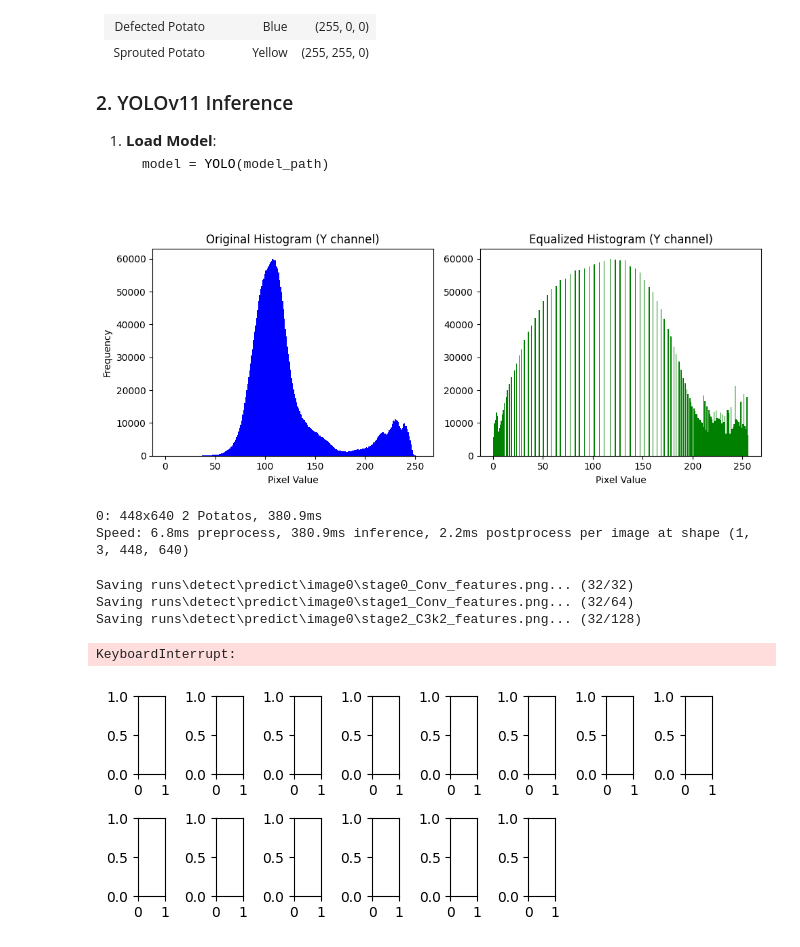
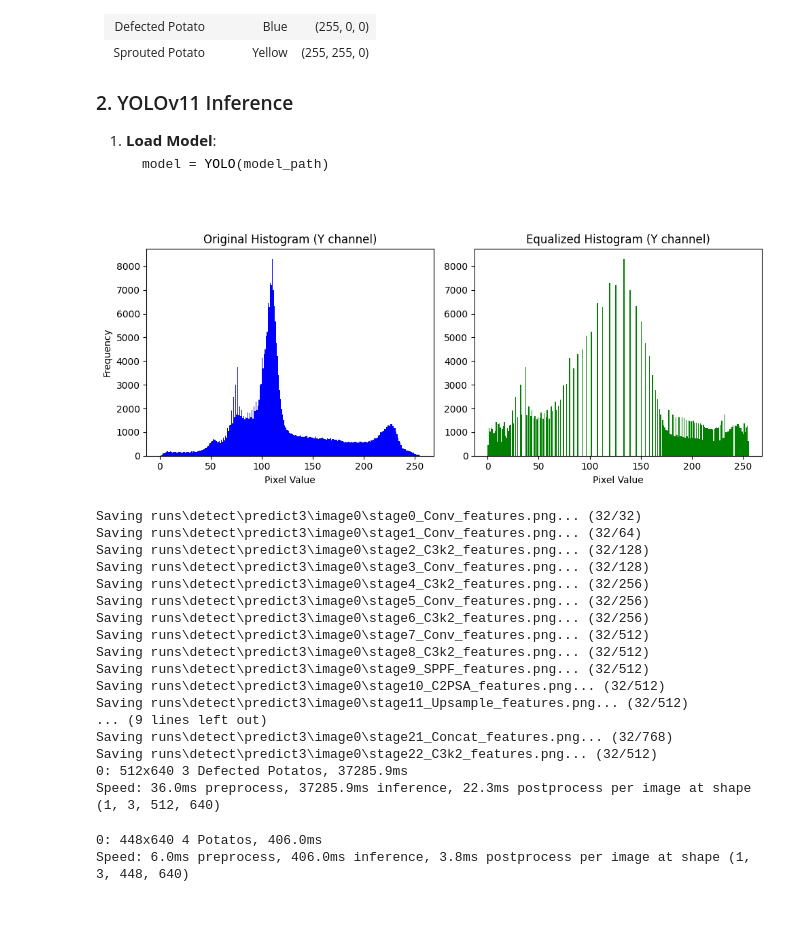
Before and after one commit to tinsaeabreham45/potato_detection, a Jupyter notebook: pDetect/test_model.ipynb, the cells around one changed output. Saved outputs shown, nothing was run; the diff lists cells and outputs as text; code cells hidden in the pictures; blank space fills up the shorter version.

```diff
--- a/pDetect/test_model.ipynb
+++ b/pDetect/test_model.ipynb
@@ -37,6 +37,7 @@ import os
    model = YOLO(model_path)
 # %%
 def detect_and_annotate_potato(image_path, model_path="my_model.pt", confidence_threshold=0.3):
+    # Load YOLOv11 model
     model = YOLO(model_path)
 
     # Load original image
@@ -75,7 +76,7 @@ def detect_and_annotate_potato(image_path, model_path="my_model.pt", confidence_
     plt.show()
 
     # Run YOLOv11 model on the equalized color image
-    results = model.predict(source=equalized_image, conf=confidence_threshold, show=False, imgsz=640)
+    results = model.predict(source=equalized_image, conf=confidence_threshold, show=True,  imgsz=640)
 
     # Colors for class labels
     class_colors = {
@@ -92,55 +93,75 @@ def detect_and_annotate_potato(image_path, model_path="my_model.pt", confidence_
     # Draw bounding boxes and labels
     for r in results:
         for box in r.boxes:
             x1, y1, x2, y2 = map(int, box.xyxy[0])       # Bounding box coordinates
             cls_id = int(box.cls[0])                     # Class ID
             conf = float(box.conf[0])                    # Confidence score
             label_name = model.names[cls_id]             # Class name (e.g., 'Potato')
             label = f"{label_name} ({conf:.2f})"         # Label text
             color = class_colors.get(label_name, (255, 255, 255))  # Color for the class
 
             # Draw bounding box
             cv2.rectangle(equalized_image, (x1, y1), (x2, y2), color, thickness=2)
 
             # Calculate label size and position
             (text_width, text_height), _ = cv2.getTextSize(label, font, font_scale, font_thickness)
             label_rect_top_left = (x1, y1 - text_height - 10)
             label_rect_bottom_right = (x1 + text_width, y1)
 
             # Draw label background and text
             cv2.rectangle(equalized_image, label_rect_top_left, label_rect_bottom_right, color, -1)
             cv2.putText(equalized_image, label, (x1, y1 - 5), font, font_scale, (255, 255, 255), font_thickness)
 
 
     # Resize and show
     resized_image = cv2.resize(equalized_image, dsize=(640, 640), interpolation=cv2.INTER_NEAREST)
     cv2.imshow("Potato Detection on Equalized Image", resized_image)
     cv2.waitKey(0)
     cv2.destroyAllWindows()
 
-detect_and_annotate_potato("images/test3.jpg")
+detect_and_annotate_potato("images/57.jpg")
 # %% [output]
-[figure, old version]
+[figure, new version]
-0: 448x640 2 Potatos, 380.9ms
-Speed: 6.8ms preprocess, 380.9ms inference, 2.2ms postprocess per image at shape (1, 3, 448, 640)
+Saving runs\detect\predict3\image0\stage0_Conv_features.png... (32/32)
+Saving runs\detect\predict3\image0\stage1_Conv_features.png... (32/64)
+Saving runs\detect\predict3\image0\stage2_C3k2_features.png... (32/128)
+Saving runs\detect\predict3\image0\stage3_Conv_features.png... (32/128)
+Saving runs\detect\predict3\image0\stage4_C3k2_features.png... (32/256)
+Saving runs\detect\predict3\image0\stage5_Conv_features.png... (32/256)
+Saving runs\detect\predict3\image0\stage6_C3k2_features.png... (32/256)
+Saving runs\detect\predict3\image0\stage7_Conv_features.png... (32/512)
+Saving runs\detect\predict3\image0\stage8_C3k2_features.png... (32/512)
+Saving runs\detect\predict3\image0\stage9_SPPF_features.png... (32/512)
+Saving runs\detect\predict3\image0\stage10_C2PSA_features.png... (32/512)
+Saving runs\detect\predict3\image0\stage11_Upsample_features.png... (32/512)
+... (9 lines left out)
+Saving runs\detect\predict3\image0\stage21_Concat_features.png... (32/768)
+Saving runs\detect\predict3\image0\stage22_C3k2_features.png... (32/512)
+0: 512x640 3 Defected Potatos, 37285.9ms
+Speed: 36.0ms preprocess, 37285.9ms inference, 22.3ms postprocess per image at shape (1, 3, 512, 640)
 # %%
-def detect_and_annotate_potato(image_path, model_path="my_model.pt", confidence_threshold=0.4,):
+def detect_and_annotate_potato(image_path, model_path="my_model.pt", confidence_threshold=0.2,):
+    # Load the YOLOv11 model
     model = YOLO(model_path)
+    # Load and read the image
     image = cv2.imread(image_path)
-    results = model.predict(source=image, conf=confidence_threshold, show=False, visualize=True, verbose=True, imgsz=640)
+    # run YOLOv11 model on the image without preprocessing
+    results = model.predict(source=image, conf=confidence_threshold, show=False,  imgsz=640)
 
+    # Define colors for class labels
     class_colors = {
         'Damaged Potato': (0, 0, 255),
         'Defected Potato': (255, 0, 0),
         'Potato': (0, 255, 0),
         'Sprouted Potato': (255, 255, 0)
     }
-
+    # Font and color settings
     font = cv2.FONT_HERSHEY_SIMPLEX
     font_scale = 0.7
     thickness_font = 2
     thickness = 2
 
+    # Draw bounding boxes and labels
     for r in results:
         for box in r.boxes:
             x1, y1, x2, y2 = map(int, box.xyxy[0])
@@ -154,15 +175,13 @@ def detect_and_annotate_potato(image_path, model_path="my_model.pt", confidence_
             cv2.rectangle(image, (x1, y1 - text_h - 10), (x1 + text_w, y1), color)
             cv2.putText(image, label, (x1, y1 - 5), font, font_scale, (255, 255, 255), thickness_font)
 
+    # Resize and show the image
     resized_image = cv2.resize(image, dsize=(640, 640), interpolation=cv2.INTER_NEAREST)
     cv2.imshow("Potato Detection", resized_image)
     cv2.waitKey(0)
     cv2.destroyAllWindows()
 
-detect_and_annotate_potato("images/photo_2025-05-05_14-48-44.jpg")
+detect_and_annotate_potato("images/test3.jpg")
 # %% [output]
-Saving runs\detect\predict\image0\stage0_Conv_features.png... (32/32)
-Saving runs\detect\predict\image0\stage1_Conv_features.png... (32/64)
-Saving runs\detect\predict\image0\stage2_C3k2_features.png... (32/128)
+0: 448x640 4 Potatos, 406.0ms
+Speed: 6.0ms preprocess, 406.0ms inference, 3.8ms postprocess per image at shape (1, 3, 448, 640)
-KeyboardInterrupt:
-[figure, removed]
```
Also changed, not shown: parts of 2 cells of this notebook, 1 other file.
